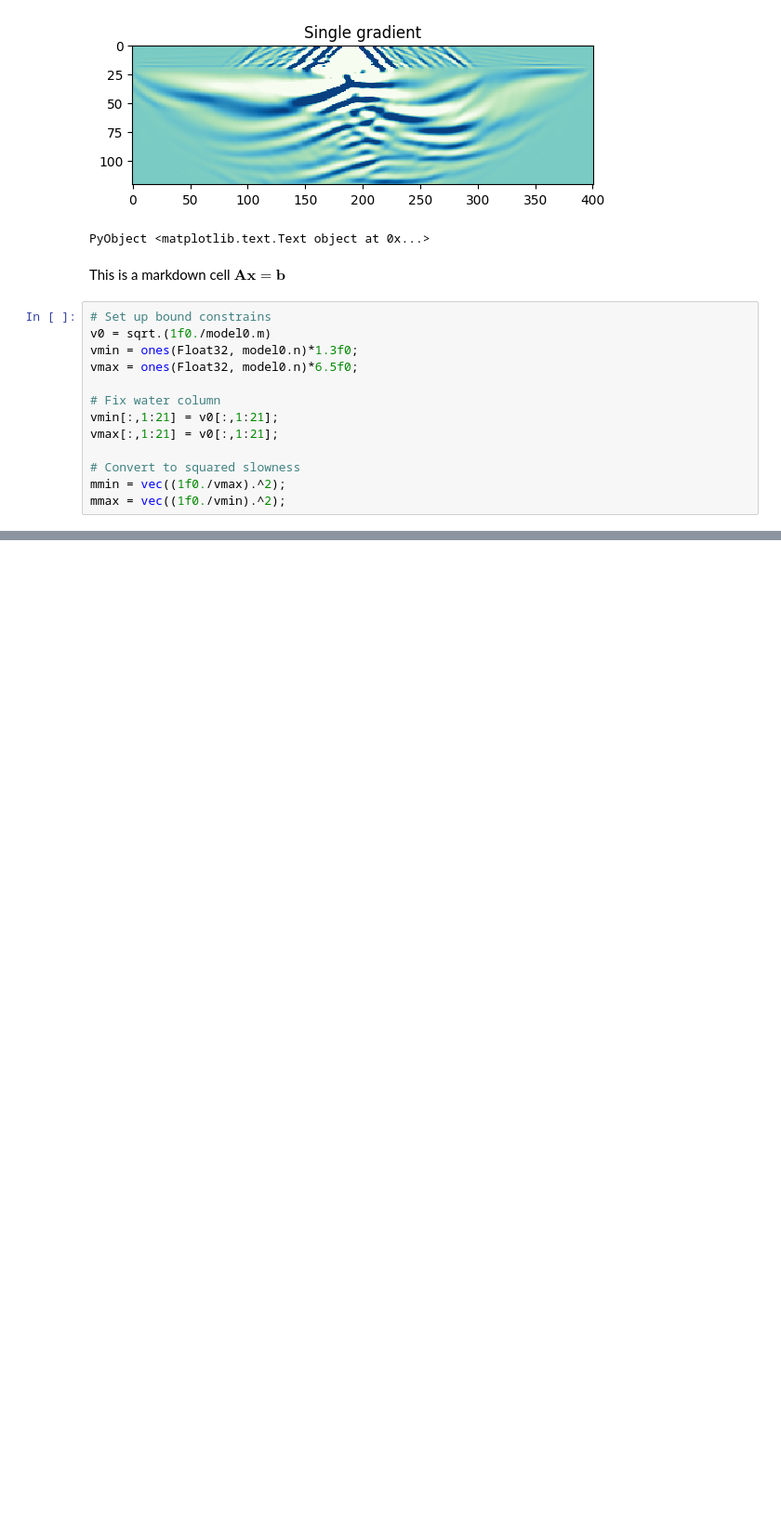
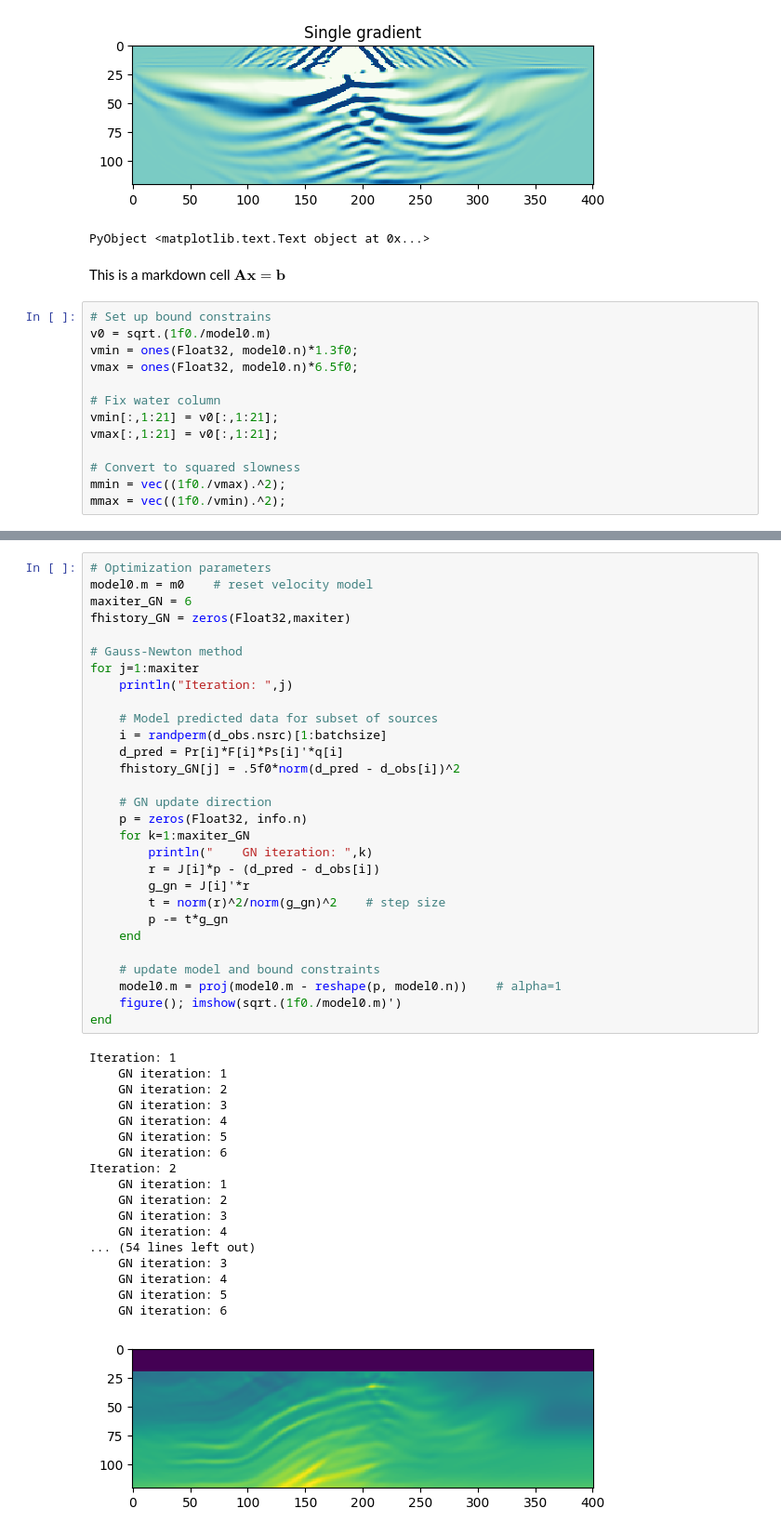
Before and after one commit to seg/tutorials-2018, a Jupyter notebook: 1802_FWI_Inversion/Notebook/full_waveform_inversion.ipynb, the cells around one changed output, grey strips where cells are left out. Shown at 93% size. Drawn from its saved outputs; the diff is of its cells as text; blank space fills up the shorter version.

```diff
--- a/1802_FWI_Inversion/Notebook/full_waveform_inversion.ipynb
+++ b/1802_FWI_Inversion/Notebook/full_waveform_inversion.ipynb
@@ -113,0 +114,48 @@ ylabel("Depth [km]");
+# %%
+# Optimization parameters
+model0.m = m0    # reset velocity model
+maxiter_GN = 6
+fhistory_GN = zeros(Float32,maxiter)
+
+# Gauss-Newton method
+for j=1:maxiter
+    println("Iteration: ",j)
+
+    # Model predicted data for subset of sources
+    i = randperm(d_obs.nsrc)[1:batchsize]
+    d_pred = Pr[i]*F[i]*Ps[i]'*q[i]
+    fhistory_GN[j] = .5f0*norm(d_pred - d_obs[i])^2
+
+    # GN update direction
+    p = zeros(Float32, info.n)
+    for k=1:maxiter_GN
+        println("    GN iteration: ",k)
+        r = J[i]*p - (d_pred - d_obs[i])
+        g_gn = J[i]'*r
+        t = norm(r)^2/norm(g_gn)^2    # step size
+        p -= t*g_gn
+    end
+
+    # update model and bound constraints
+    model0.m = proj(model0.m - reshape(p, model0.n))    # alpha=1
+    figure(); imshow(sqrt.(1f0./model0.m)')
+end
+# %% [output]
+Iteration: 1
+    GN iteration: 1
+    GN iteration: 2
+    GN iteration: 3
+    GN iteration: 4
+    GN iteration: 5
+    GN iteration: 6
+Iteration: 2
+    GN iteration: 1
+    GN iteration: 2
+    GN iteration: 3
+    GN iteration: 4
+... (54 lines left out)
+    GN iteration: 3
+    GN iteration: 4
+    GN iteration: 5
+    GN iteration: 6
+[figure, added]
```
Also changed, not shown: parts of 3 cells of this notebook, 4 other files.
